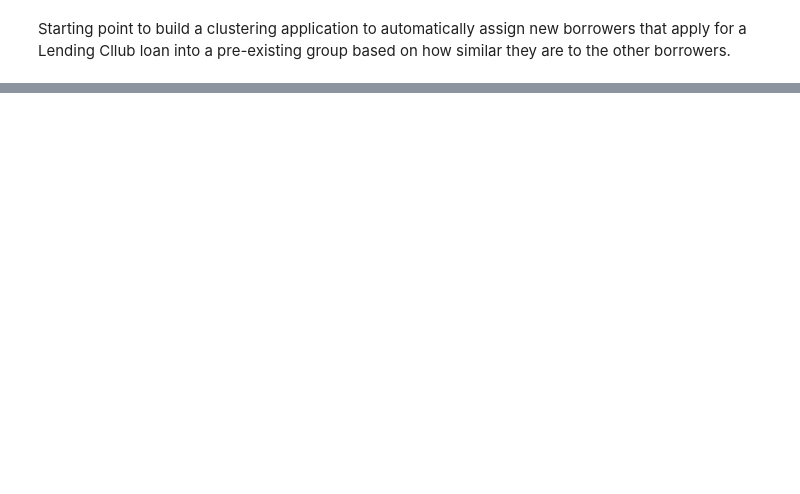
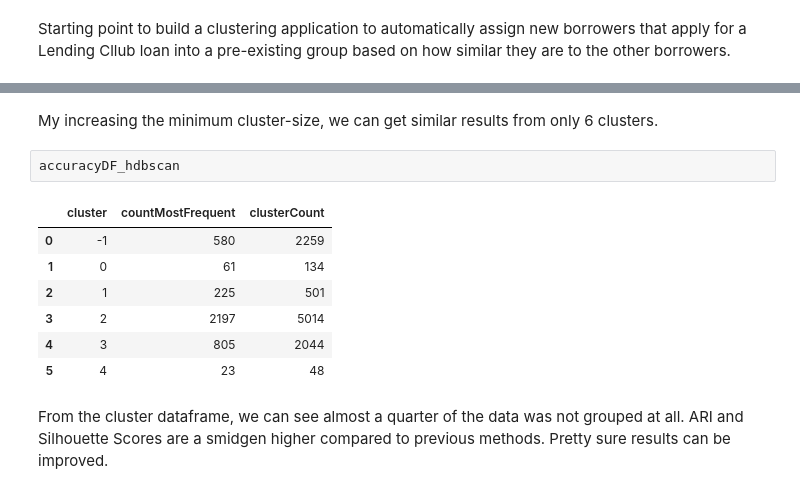
Before and after one commit to Kuebic/Thinkful, a Jupyter notebook: 25_Unsupervised_Capstone/Unsupervised_Capstone.ipynb, the cells around one changed output, grey strips where cells are left out. Saved outputs shown, nothing was run; the diff lists cells and outputs as text; blank space fills up the shorter version.

```diff
--- a/25_Unsupervised_Capstone/Unsupervised_Capstone.ipynb
+++ b/25_Unsupervised_Capstone/Unsupervised_Capstone.ipynb
@@ -544,0 +669,14 @@ plt.show()
+# %% [markdown]
+My increasing the minimum cluster-size, we can get similar results from only 6 clusters.
+# %%
+accuracyDF_hdbscan
+# %% [output]
+|  | cluster | countMostFrequent | clusterCount |
+| 0 | -1 | 580 | 2259 |
+| 1 | 0 | 61 | 134 |
+| 2 | 1 | 225 | 501 |
+| 3 | 2 | 2197 | 5014 |
+| 4 | 3 | 805 | 2044 |
+| 5 | 4 | 23 | 48 |
+# %% [markdown]
+From the cluster dataframe, we can see almost a quarter of the data was not grouped at all.  ARI and Silhouette Scores are a smidgen higher compared to previous methods.  Pretty sure results can be improved.
```
Also changed, not shown: parts of 45 cells of this notebook.
